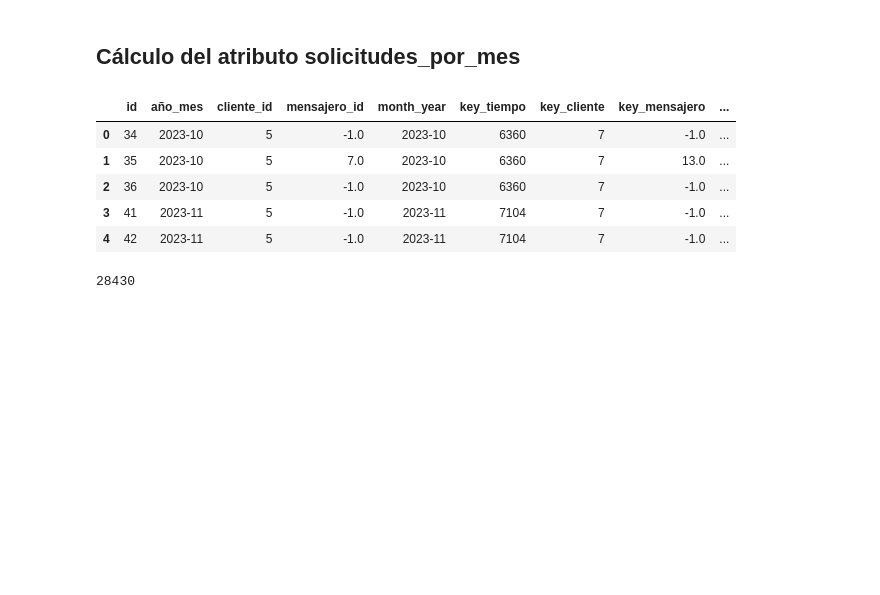
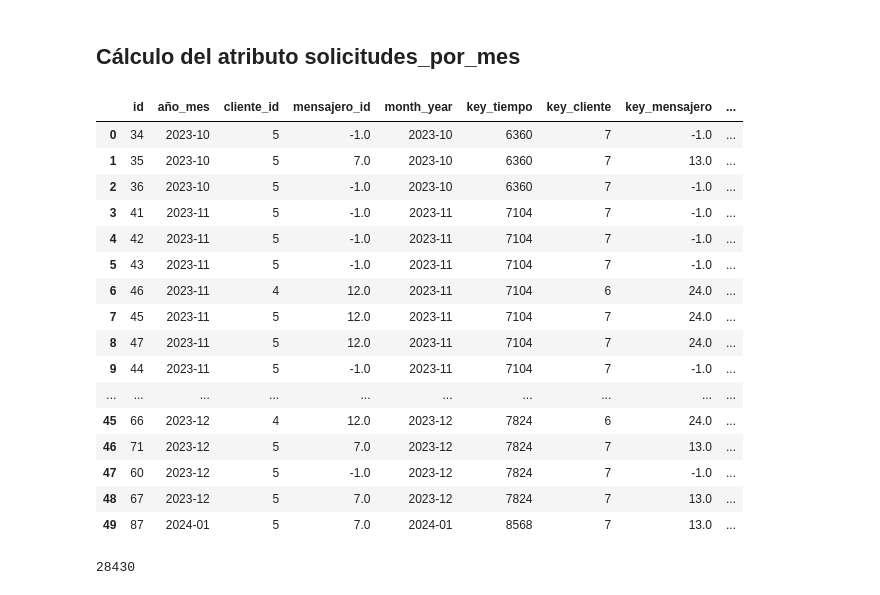
Before and after one commit to JabColV/datascience_project, a Jupyter notebook: segunda_entrega/hecho_servicio_mensual.ipynb, the cells around one changed output. Cells and saved outputs as stored; diff of their text form; code cells hidden in the pictures; blank space fills up the shorter version.

```diff
--- a/segunda_entrega/hecho_servicio_mensual.ipynb
+++ b/segunda_entrega/hecho_servicio_mensual.ipynb
@@ -109,16 +110,27 @@ print(len(hecho_servicio_mensual))
 # %%
 # Contar solicitudes por cada 'año_mes'
 solicitudes_por_mes = hecho_servicio_mensual.groupby("año_mes").size().reset_index(name="solicitud_por_mes")
 # Hacer merge para agregar la columna 'solicitud_por_mes' al DataFrame original
 hecho_servicio_mensual = hecho_servicio_mensual.merge(solicitudes_por_mes, on="año_mes", how="left")
-hecho_servicio_mensual.head(5)
+hecho_servicio_mensual.head(50)
 # %% [output]
 |  | id | año_mes | cliente_id | mensajero_id | month_year | key_tiempo | key_cliente | key_mensajero | ... |
 | 0 | 34 | 2023-10 | 5 | -1.0 | 2023-10 | 6360 | 7 | -1.0 | ... |
 | 1 | 35 | 2023-10 | 5 | 7.0 | 2023-10 | 6360 | 7 | 13.0 | ... |
 | 2 | 36 | 2023-10 | 5 | -1.0 | 2023-10 | 6360 | 7 | -1.0 | ... |
 | 3 | 41 | 2023-11 | 5 | -1.0 | 2023-11 | 7104 | 7 | -1.0 | ... |
 | 4 | 42 | 2023-11 | 5 | -1.0 | 2023-11 | 7104 | 7 | -1.0 | ... |
+| 5 | 43 | 2023-11 | 5 | -1.0 | 2023-11 | 7104 | 7 | -1.0 | ... |
+| 6 | 46 | 2023-11 | 4 | 12.0 | 2023-11 | 7104 | 6 | 24.0 | ... |
+| 7 | 45 | 2023-11 | 5 | 12.0 | 2023-11 | 7104 | 7 | 24.0 | ... |
+| 8 | 47 | 2023-11 | 5 | 12.0 | 2023-11 | 7104 | 7 | 24.0 | ... |
+| 9 | 44 | 2023-11 | 5 | -1.0 | 2023-11 | 7104 | 7 | -1.0 | ... |
+| ... | ... | ... | ... | ... | ... | ... | ... | ... | ... |
+| 45 | 66 | 2023-12 | 4 | 12.0 | 2023-12 | 7824 | 6 | 24.0 | ... |
+| 46 | 71 | 2023-12 | 5 | 7.0 | 2023-12 | 7824 | 7 | 13.0 | ... |
+| 47 | 60 | 2023-12 | 5 | -1.0 | 2023-12 | 7824 | 7 | -1.0 | ... |
+| 48 | 67 | 2023-12 | 5 | 7.0 | 2023-12 | 7824 | 7 | 13.0 | ... |
+| 49 | 87 | 2024-01 | 5 | 7.0 | 2024-01 | 8568 | 7 | 13.0 | ... |
 # %%
 print(len(hecho_servicio_mensual))
 # %% [output]
```
Also changed, not shown: parts of 3 cells of this notebook, 8 other files.
